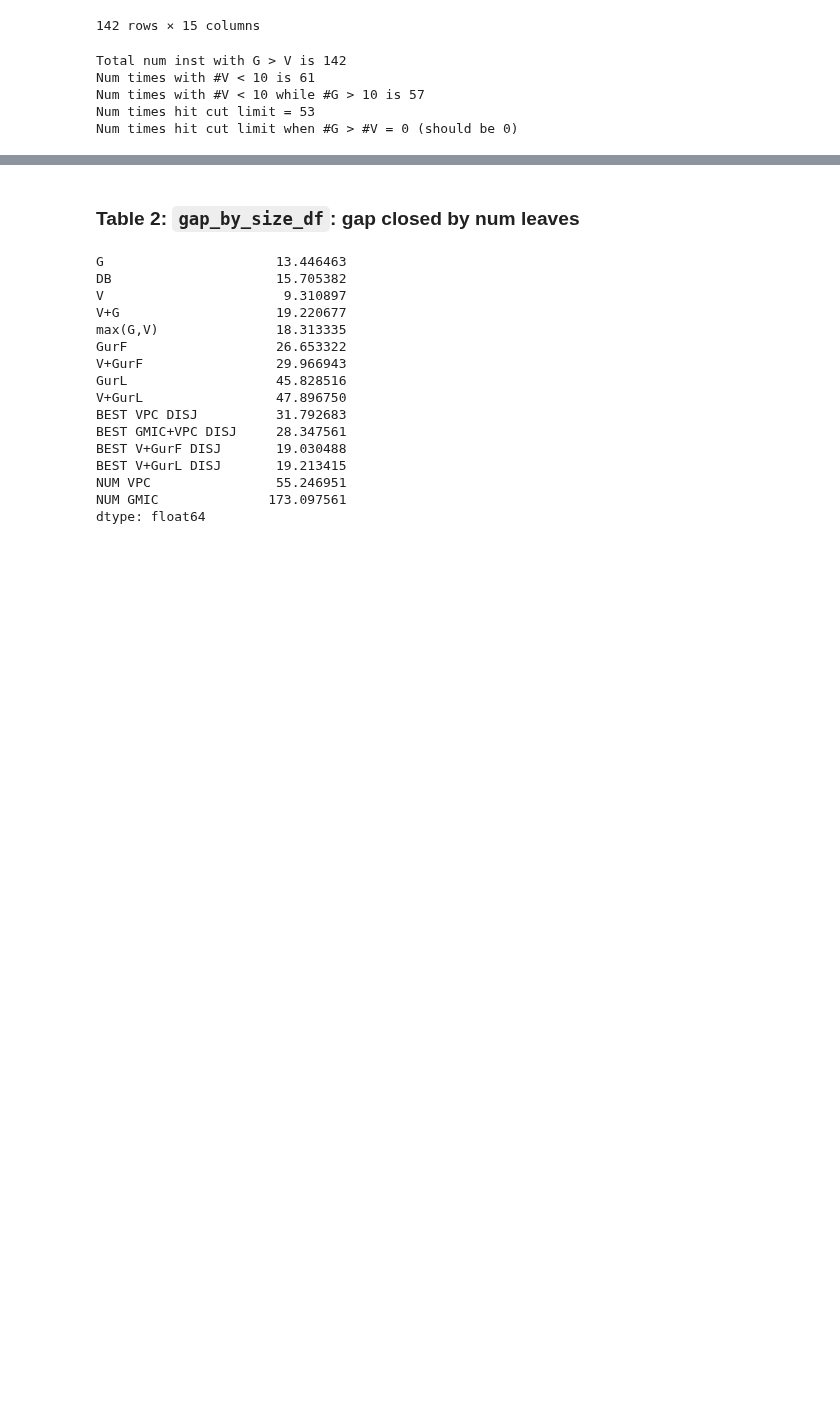
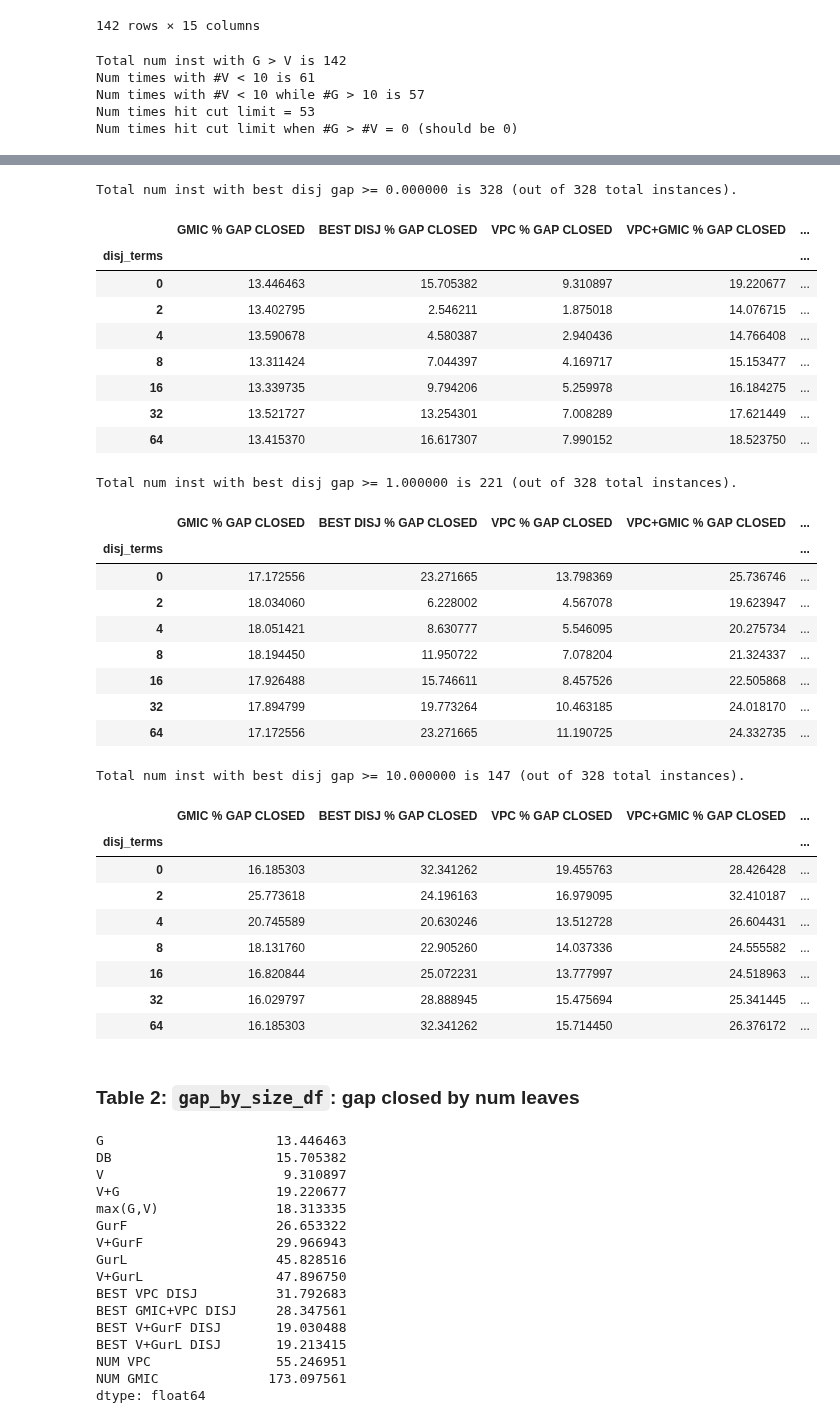
Before and after one commit to akazachk/vpc, a Jupyter notebook: plots/plots.ipynb, the cells around one changed output, grey strips where cells are left out. Drawn from its saved outputs; the diff is of its cells as text; code cells hidden in the pictures; blank space fills up the shorter version.

```diff
--- a/plots/plots.ipynb
+++ b/plots/plots.ipynb
@@ -1588,3 +1590,82 @@ Num times hit cut limit when #G > #V = 0 (should be 0)
+# %%
+# Select instances in selected_gap_df for which value in col_best_disj is at least MIN_DISJ_GAP
+MIN_DISJ_GAP = 0.
+tmp_df = selected_gap_df.loc[selected_gap_df[col_best_disj] >= MIN_DISJ_GAP]
+
+# Collect instance names with best disj gap >= MIN_DISJ_GAP
+tmp_df.index = tmp_df.index.remove_unused_levels()
+inst_set_db = tmp_df.index.get_level_values(0).unique()
+num_inst_db = len(inst_set_db)
+inst_set_orig = selected_gap_df.index.levels[0]
+num_inst_orig = len(inst_set)
+print("Total num inst with best disj gap >= {:f} is {:d} (out of {:d} total instances).".format(MIN_DISJ_GAP, num_inst_db, num_inst_orig))
+
+# Report average in each column broken down by depth
+tmp_df_grouped = tmp_df.groupby(level='disj_terms').mean(numeric_only=True)
+display(tmp_df_grouped[gap_cols])
+
+# Repeat with MIN_DISJ_GAP = 1.0
+MIN_DISJ_GAP = 1.
+tmp_df = selected_gap_df.loc[selected_gap_df[col_best_disj] >= MIN_DISJ_GAP]
+
+# Collect instance names with best disj gap >= MIN_DISJ_GAP
+tmp_df.index = tmp_df.index.remove_unused_levels()
+inst_set_db = tmp_df.index.get_level_values(0).unique()
+num_inst_db = len(inst_set_db)
+inst_set_orig = selected_gap_df.index.levels[0]
+num_inst_orig = len(inst_set)
+print("Total num inst with best disj gap >= {:f} is {:d} (out of {:d} total instances).".format(MIN_DISJ_GAP, num_inst_db, num_inst_orig))
+
+# Report average in each column broken down by depth
+tmp_df_grouped = tmp_df.groupby(level='disj_terms').mean(numeric_only=True)
+display(tmp_df_grouped[gap_cols])
+
+# Repeat with MIN_DISJ_GAP = 10.
+MIN_DISJ_GAP = 10.
+tmp_df = selected_gap_df.loc[selected_gap_df[col_best_disj] >= MIN_DISJ_GAP]
+
+# Collect instance names with best disj gap >= MIN_DISJ_GAP
+tmp_df.index = tmp_df.index.remove_unused_levels()
+inst_set_db = tmp_df.index.get_level_values(0).unique()
+num_inst_db = len(inst_set_db)
+inst_set_orig = selected_gap_df.index.levels[0]
+num_inst_orig = len(inst_set)
+print("Total num inst with best disj gap >= {:f} is {:d} (out of {:d} total instances).".format(MIN_DISJ_GAP, num_inst_db, num_inst_orig))
+
+# Report average in each column broken down by depth
+tmp_df_grouped = tmp_df.groupby(level='disj_terms').mean(numeric_only=True)
+display(tmp_df_grouped[gap_cols])
+# %% [output]
+Total num inst with best disj gap >= 0.000000 is 328 (out of 328 total instances).
+|  | GMIC % GAP CLOSED | BEST DISJ % GAP CLOSED | VPC % GAP CLOSED | VPC+GMIC % GAP CLOSED | ... |
+| disj_terms |  |  |  |  | ... |
+| 0 | 13.446463 | 15.705382 | 9.310897 | 19.220677 | ... |
+| 2 | 13.402795 | 2.546211 | 1.875018 | 14.076715 | ... |
+| 4 | 13.590678 | 4.580387 | 2.940436 | 14.766408 | ... |
+| 8 | 13.311424 | 7.044397 | 4.169717 | 15.153477 | ... |
+| 16 | 13.339735 | 9.794206 | 5.259978 | 16.184275 | ... |
+| 32 | 13.521727 | 13.254301 | 7.008289 | 17.621449 | ... |
+| 64 | 13.415370 | 16.617307 | 7.990152 | 18.523750 | ... |
+Total num inst with best disj gap >= 1.000000 is 221 (out of 328 total instances).
+|  | GMIC % GAP CLOSED | BEST DISJ % GAP CLOSED | VPC % GAP CLOSED | VPC+GMIC % GAP CLOSED | ... |
+| disj_terms |  |  |  |  | ... |
+| 0 | 17.172556 | 23.271665 | 13.798369 | 25.736746 | ... |
+| 2 | 18.034060 | 6.228002 | 4.567078 | 19.623947 | ... |
+| 4 | 18.051421 | 8.630777 | 5.546095 | 20.275734 | ... |
+| 8 | 18.194450 | 11.950722 | 7.078204 | 21.324337 | ... |
+| 16 | 17.926488 | 15.746611 | 8.457526 | 22.505868 | ... |
+| 32 | 17.894799 | 19.773264 | 10.463185 | 24.018170 | ... |
+| 64 | 17.172556 | 23.271665 | 11.190725 | 24.332735 | ... |
+Total num inst with best disj gap >= 10.000000 is 147 (out of 328 total instances).
+|  | GMIC % GAP CLOSED | BEST DISJ % GAP CLOSED | VPC % GAP CLOSED | VPC+GMIC % GAP CLOSED | ... |
+| disj_terms |  |  |  |  | ... |
+| 0 | 16.185303 | 32.341262 | 19.455763 | 28.426428 | ... |
+| 2 | 25.773618 | 24.196163 | 16.979095 | 32.410187 | ... |
+| 4 | 20.745589 | 20.630246 | 13.512728 | 26.604431 | ... |
+| 8 | 18.131760 | 22.905260 | 14.037336 | 24.555582 | ... |
+| 16 | 16.820844 | 25.072231 | 13.777997 | 24.518963 | ... |
+| 32 | 16.029797 | 28.888945 | 15.475694 | 25.341445 | ... |
+| 64 | 16.185303 | 32.341262 | 15.714450 | 26.376172 | ... |
 # %% [markdown]
 ### Table 2: `gap_by_size_df`: gap closed by num leaves
 # %%
```
Also changed, not shown: parts of 3 cells of this notebook.
